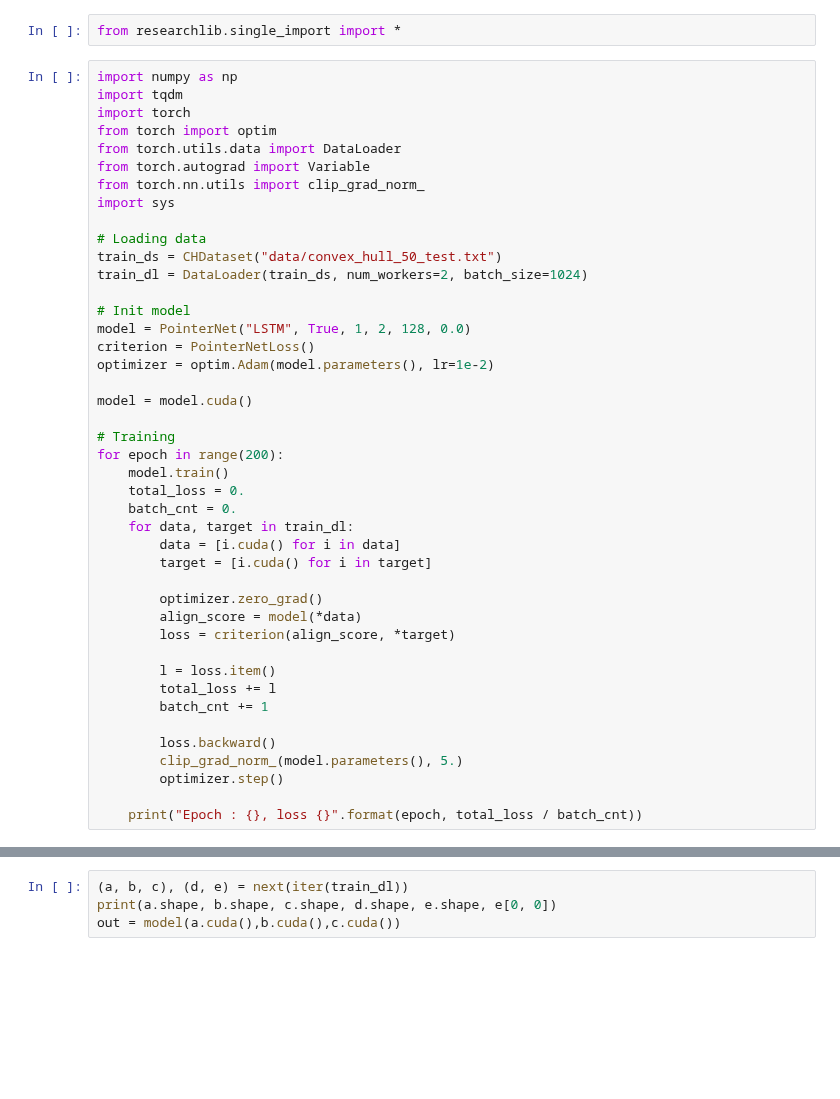
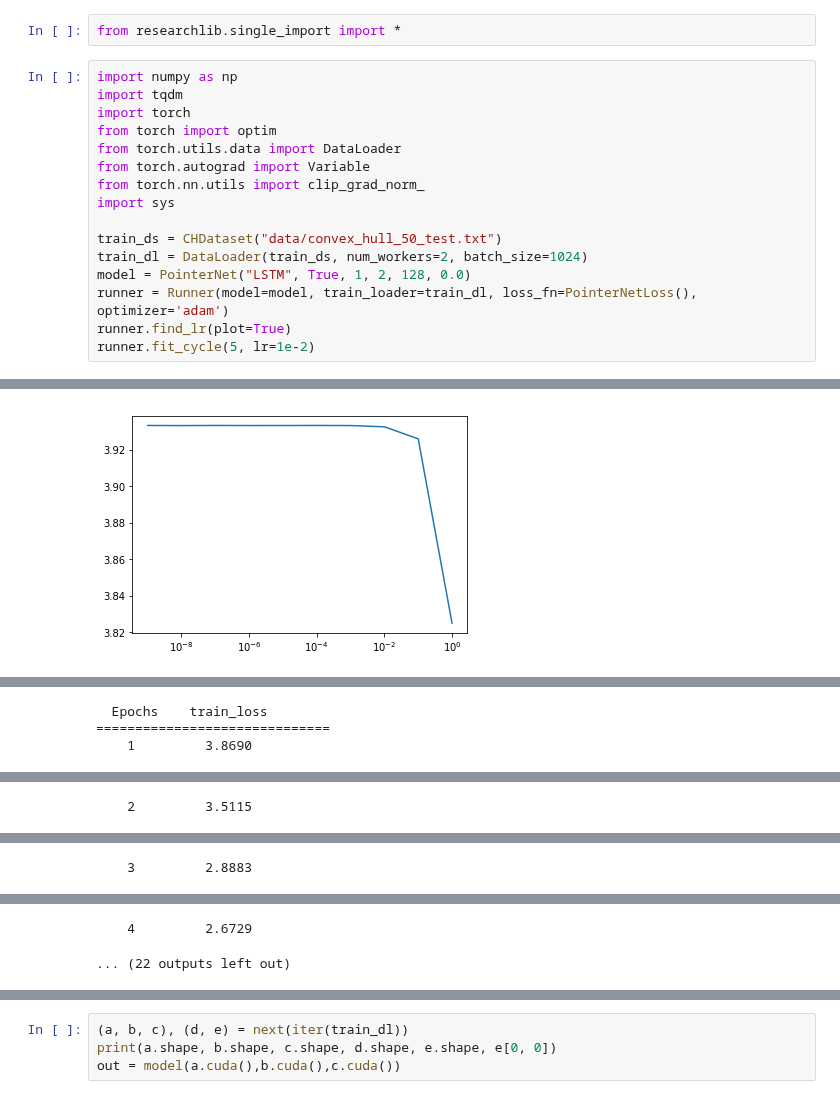
Before and after one commit to CorcovadoMing/Researchlib, a Jupyter notebook: Exp_pointer_network.ipynb, the cells around one changed output, grey strips where cells are left out. Drawn from its saved outputs; the diff is of its cells as text; blank space fills up the shorter version.

Commit message:
Fix bugs related to pointer network

```diff
--- a/Exp_pointer_network.ipynb
+++ b/Exp_pointer_network.ipynb
@@ -13,39 +13,12 @@ from torch.autograd import Variable
 from torch.nn.utils import clip_grad_norm_
 import sys
 
-# Loading data
 train_ds = CHDataset("data/convex_hull_50_test.txt")
 train_dl = DataLoader(train_ds, num_workers=2, batch_size=1024)
-
-# Init model
 model = PointerNet("LSTM", True, 1, 2, 128, 0.0)
-criterion = PointerNetLoss()
-optimizer = optim.Adam(model.parameters(), lr=1e-2)
-
-model = model.cuda()
-
-# Training
-for epoch in range(200):
-    model.train()
-    total_loss = 0.
-    batch_cnt = 0.
-    for data, target in train_dl:
-        data = [i.cuda() for i in data]
-        target = [i.cuda() for i in target]
-
-        optimizer.zero_grad()
-        align_score = model(*data)
-        loss = criterion(align_score, *target)
-
-        l = loss.item()
-        total_loss += l
-        batch_cnt += 1
-
-        loss.backward()
-        clip_grad_norm_(model.parameters(), 5.)
-        optimizer.step()
-
-    print("Epoch : {}, loss {}".format(epoch, total_loss / batch_cnt))
+runner = Runner(model=model, train_loader=train_dl, loss_fn=PointerNetLoss(), optimizer='adam')
+runner.find_lr(plot=True)
+runner.fit_cycle(5, lr=1e-2)
 # %% [output]
 Max Input Length 50
 Max Output Length 18
@@ -66,0 +26 @@ Epoch : 199, loss 0.15821947455406188
+[figure, added]
@@ -66,0 +29,3 @@ Epoch : 199, loss 0.15821947455406188
+  Epochs    train_loss
+==============================
+    1         3.8690
@@ -66,0 +33 @@ Epoch : 199, loss 0.15821947455406188
+    2         3.5115
@@ -66,0 +35 @@ Epoch : 199, loss 0.15821947455406188
+    3         2.8883
@@ -66,0 +37,2 @@ Epoch : 199, loss 0.15821947455406188
+    4         2.6729
+... (22 outputs left out)
```
Also changed, not shown: parts of 2 cells of this notebook, 3 other files.
